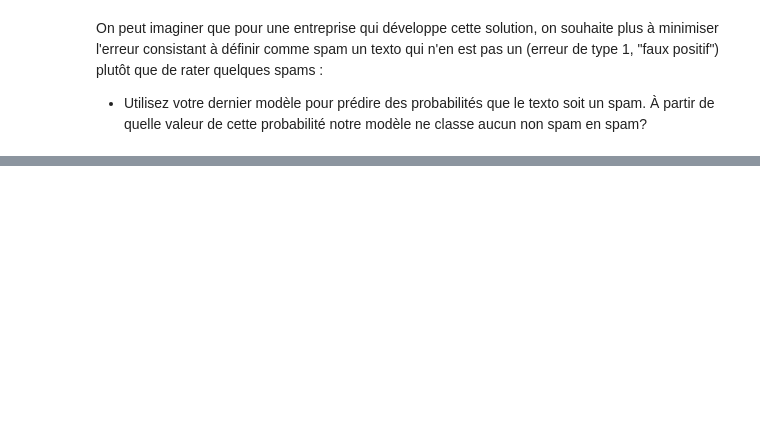
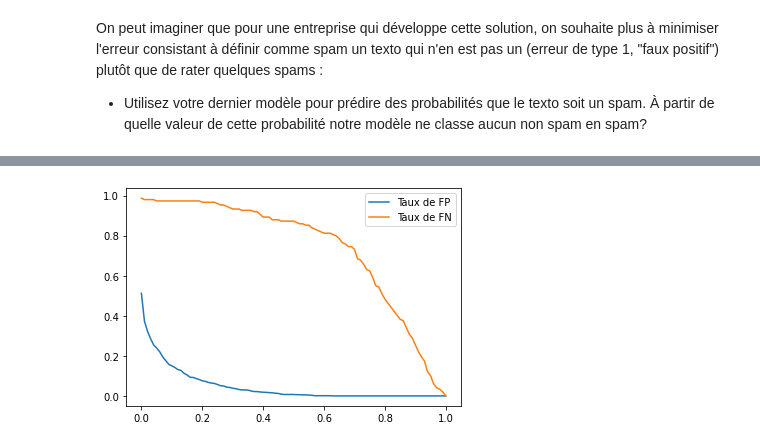
Before and after one commit to louiskuhn/IA-P2-Euskadi, a Jupyter notebook: Ressources/Machine Learning/NLP/3. NLP_classification textos.ipynb, the cells around one changed output, grey strips where cells are left out. Cells and saved outputs as stored; diff of their text form; code cells hidden in the pictures; blank space fills up the shorter version.

```diff
--- a/Ressources/Machine Learning/NLP/3. NLP_classification textos.ipynb
+++ b/Ressources/Machine Learning/NLP/3. NLP_classification textos.ipynb
@@ -259,3 +311,6 @@ ax2.set_title('Spam', fontdict={'size':40});
 # %% [markdown]
 On peut imaginer que pour une entreprise qui développe cette solution, on souhaite plus à minimiser l'erreur consistant à définir comme spam un texto qui n'en est pas un (erreur de type 1, "faux positif") plutôt que de rater quelques spams :
 - Utilisez votre dernier modèle pour prédire des probabilités que le texto soit un spam. À partir de quelle valeur de cette probabilité notre modèle ne classe aucun non spam en spam?
+# %%
+# On va avoir besoin des probabilités prédites
+pred_probas = rf.predict_proba(X_test_pca)
@@ -261,0 +328,10 @@ On peut imaginer que pour une entreprise qui développe cette solution, on souha
+# %%
+# on affiche l'évolution des faux positifs enn fonction du seuil de proba fixé
+x = np.linspace(0,1,101)
+FP_plot = list(map(lambda x: FP_seuil(x)[0], x))
+FN_plot = list(map(lambda x: FP_seuil(x)[1], x))
+plt.plot(x, FP_plot, label="Taux de FP")
+plt.plot(x, FN_plot, label="Taux de FN")
+plt.legend();
+# %% [output]
+[figure, added]
```
Also changed, not shown: parts of 12 cells of this notebook, 2 other files.
